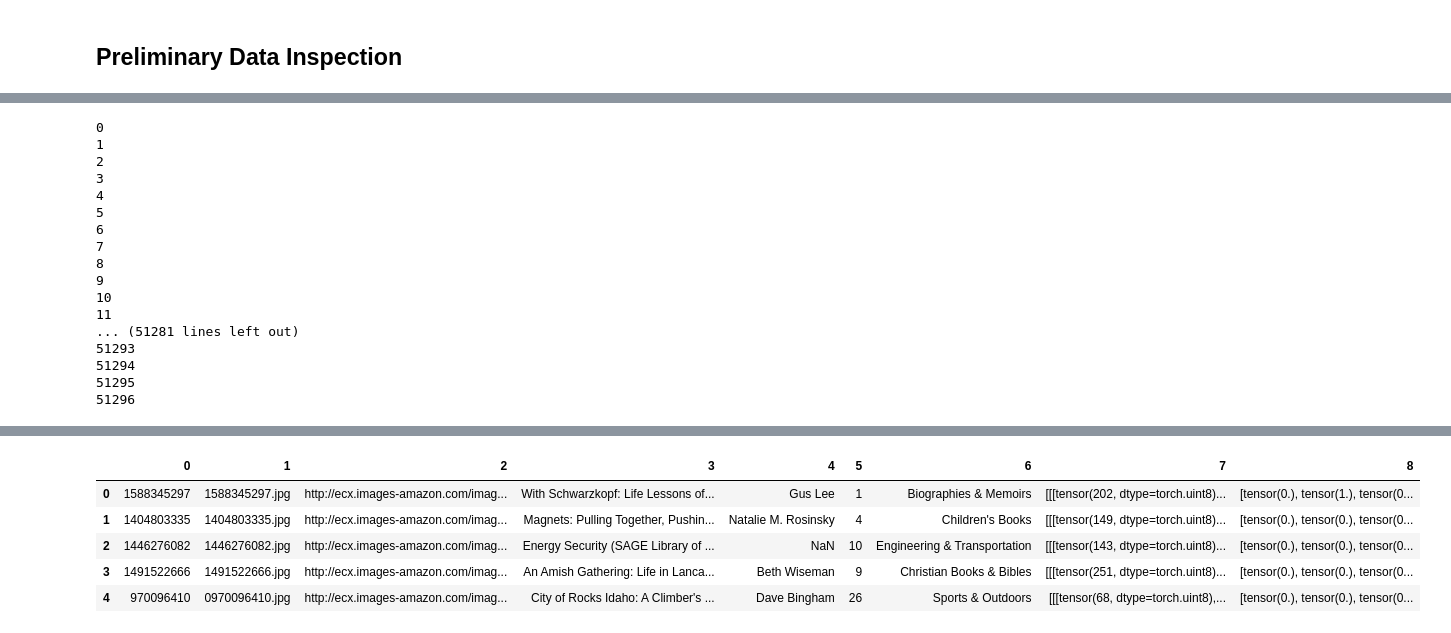
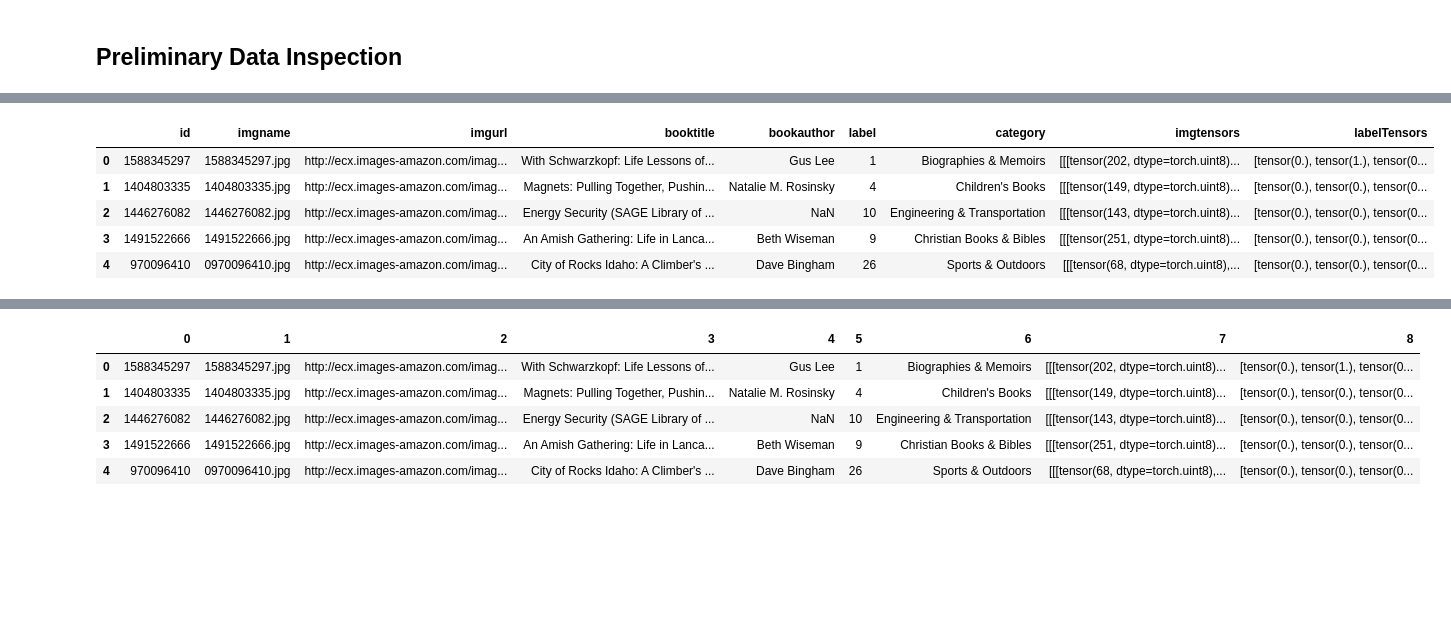
Before and after one commit to Samarth-SP/BookByCover, a Jupyter notebook: covermodel.ipynb, the cells around one changed output, grey strips where cells are left out. Drawn from its saved outputs; the diff is of its cells as text; code cells hidden in the pictures; blank space fills up the shorter version.

```diff
--- a/covermodel.ipynb
+++ b/covermodel.ipynb
@@ -51,30 +54,10 @@ import torch
 import torchvision
 import torchvision.transforms as transforms
 transform = transforms.Compose([transforms.PILToTensor()])
-counter = 0
-for img in bookdf.loc[:, 2]:
-    i  = Image.open(requests.get(img, stream=True).raw)
+def urltotensor(url):
+    i  = Image.open(requests.get(url, stream=True).raw).convert('RGB')
     i=i.resize((256, 256))
     imgtensor = transform(i)
-    bookdf.iat[counter, 7] = imgtensor
-    print(counter)
-    counter+=1
+    return imgtensor
+bookdf['imgtensors'] = bookdf['imgurl'].map(lambda x: urltotensor(x))
 ##making sure that the image can be accessed without downloading every file, and checking the variable's datatype
-# %% [output]
-0
-1
-2
-3
-4
-5
-6
-7
-8
-9
-10
-11
-... (51281 lines left out)
-51293
-51294
-51295
-51296
@@ -81,3 +70,12 @@ for img in bookdf.loc[:, 2]:
+# %%
+bookdf.head(5)
+# %% [output]
+|  | id | imgname | imgurl | booktitle | bookauthor | label | category | imgtensors | labelTensors |
+| 0 | 1588345297 | 1588345297.jpg | http://ecx.images-amazon.com/imag... | With Schwarzkopf: Life Lessons of... | Gus Lee | 1 | Biographies & Memoirs | [[[tensor(202, dtype=torch.uint8)... | [tensor(0.), tensor(1.), tensor(0... |
+| 1 | 1404803335 | 1404803335.jpg | http://ecx.images-amazon.com/imag... | Magnets: Pulling Together, Pushin... | Natalie M. Rosinsky | 4 | Children's Books | [[[tensor(149, dtype=torch.uint8)... | [tensor(0.), tensor(0.), tensor(0... |
+| 2 | 1446276082 | 1446276082.jpg | http://ecx.images-amazon.com/imag... | Energy Security (SAGE Library of ... | NaN | 10 | Engineering & Transportation | [[[tensor(143, dtype=torch.uint8)... | [tensor(0.), tensor(0.), tensor(0... |
+| 3 | 1491522666 | 1491522666.jpg | http://ecx.images-amazon.com/imag... | An Amish Gathering: Life in Lanca... | Beth Wiseman | 9 | Christian Books & Bibles | [[[tensor(251, dtype=torch.uint8)... | [tensor(0.), tensor(0.), tensor(0... |
+| 4 | 970096410 | 0970096410.jpg | http://ecx.images-amazon.com/imag... | City of Rocks Idaho: A Climber's ... | Dave Bingham | 26 | Sports & Outdoors | [[[tensor(68, dtype=torch.uint8),... | [tensor(0.), tensor(0.), tensor(0... |
 # %%
 bookdf.to_pickle("booktensor.pickle")
 # %%
```
Also changed, not shown: parts of 11 cells of this notebook, 2 other files.
